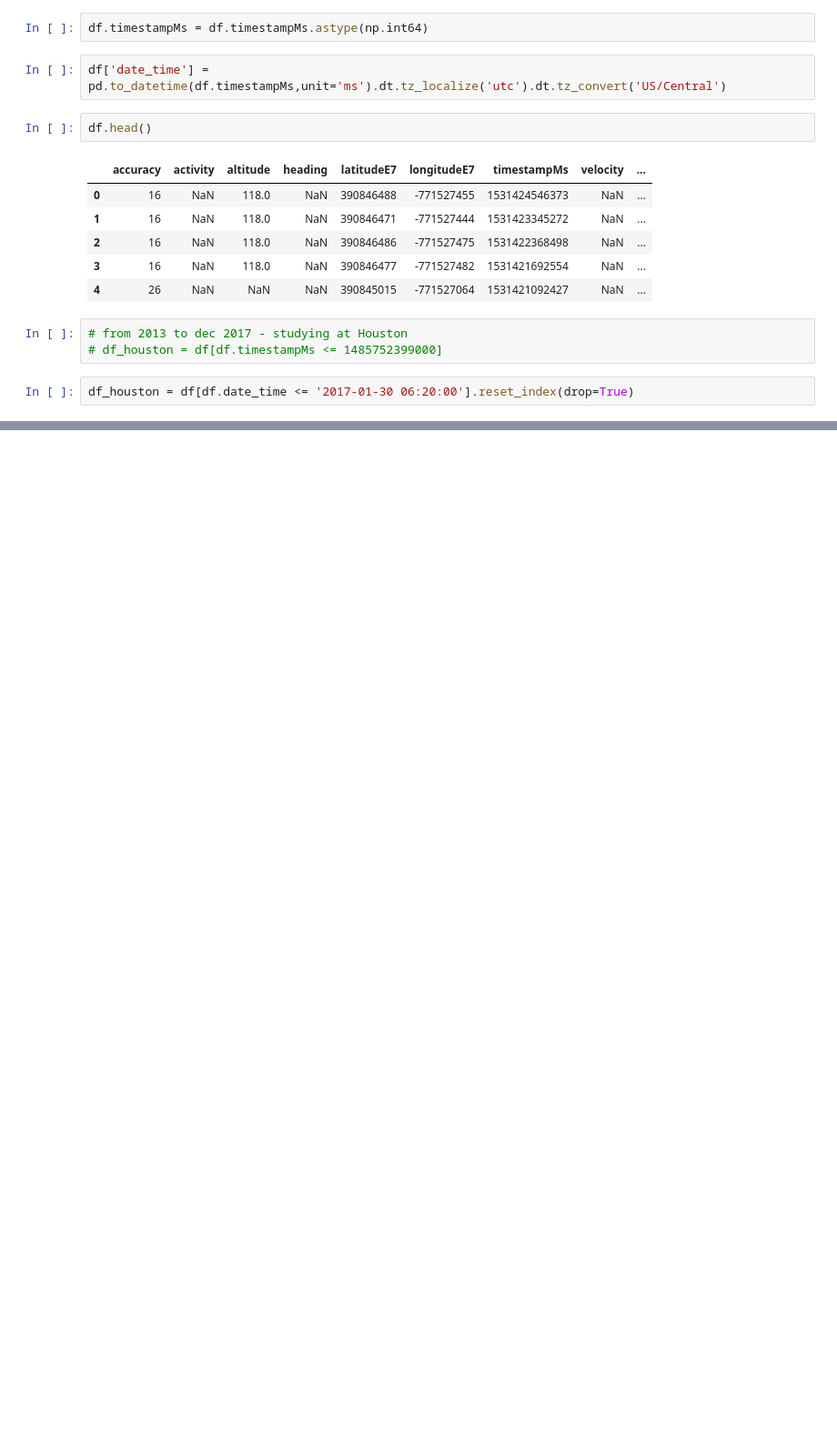
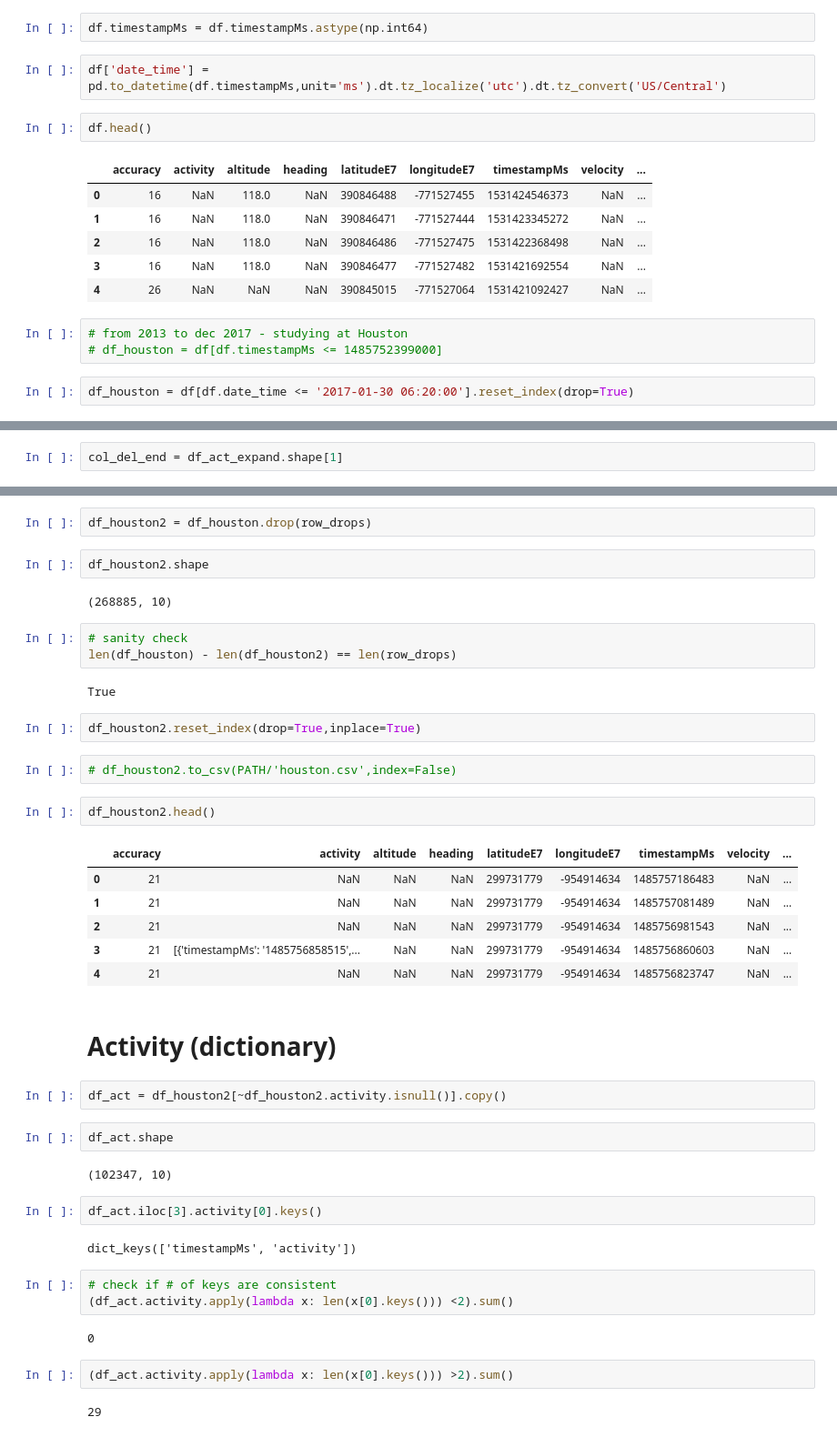
Before and after one commit to anhquan0412/google-location, a Jupyter notebook: cleaning.ipynb, the cells around one changed output, grey strips where cells are left out. Shown: that part at 91% size. Drawn from its saved outputs; the diff is of its cells as text; blank space fills up the shorter version.

```diff
--- a/cleaning.ipynb
+++ b/cleaning.ipynb
@@ -180,0 +140,2 @@ temp2.iloc[14].activity
+# %%
+col_del_end = df_act_expand.shape[1]
@@ -180,0 +159,45 @@ temp2.iloc[14].activity
+# %%
+df_houston2 = df_houston.drop(row_drops)
+# %%
+df_houston2.shape
+# %% [output]
+(268885, 10)
+# %%
+# sanity check
+len(df_houston) - len(df_houston2) == len(row_drops)
+# %% [output]
+True
+# %%
+df_houston2.reset_index(drop=True,inplace=True)
+# %%
+# df_houston2.to_csv(PATH/'houston.csv',index=False)
+# %%
+df_houston2.head()
+# %% [output]
+|  | accuracy | activity | altitude | heading | latitudeE7 | longitudeE7 | timestampMs | velocity | ... |
+| 0 | 21 | NaN | NaN | NaN | 299731779 | -954914634 | 1485757186483 | NaN | ... |
+| 1 | 21 | NaN | NaN | NaN | 299731779 | -954914634 | 1485757081489 | NaN | ... |
+| 2 | 21 | NaN | NaN | NaN | 299731779 | -954914634 | 1485756981543 | NaN | ... |
+| 3 | 21 | [{'timestampMs': '1485756858515',... | NaN | NaN | 299731779 | -954914634 | 1485756860603 | NaN | ... |
+| 4 | 21 | NaN | NaN | NaN | 299731779 | -954914634 | 1485756823747 | NaN | ... |
+# %% [markdown]
+# Activity (dictionary)
+# %%
+df_act = df_houston2[~df_houston2.activity.isnull()].copy()
+# %%
+df_act.shape
+# %% [output]
+(102347, 10)
+# %%
+df_act.iloc[3].activity[0].keys()
+# %% [output]
+dict_keys(['timestampMs', 'activity'])
+# %%
+# check if # of keys are consistent
+(df_act.activity.apply(lambda x: len(x[0].keys())) <2).sum()
+# %% [output]
+0
+# %%
+(df_act.activity.apply(lambda x: len(x[0].keys())) >2).sum()
+# %% [output]
+29
```
Also changed, not shown: parts of 42 cells of this notebook, 1 other file.
